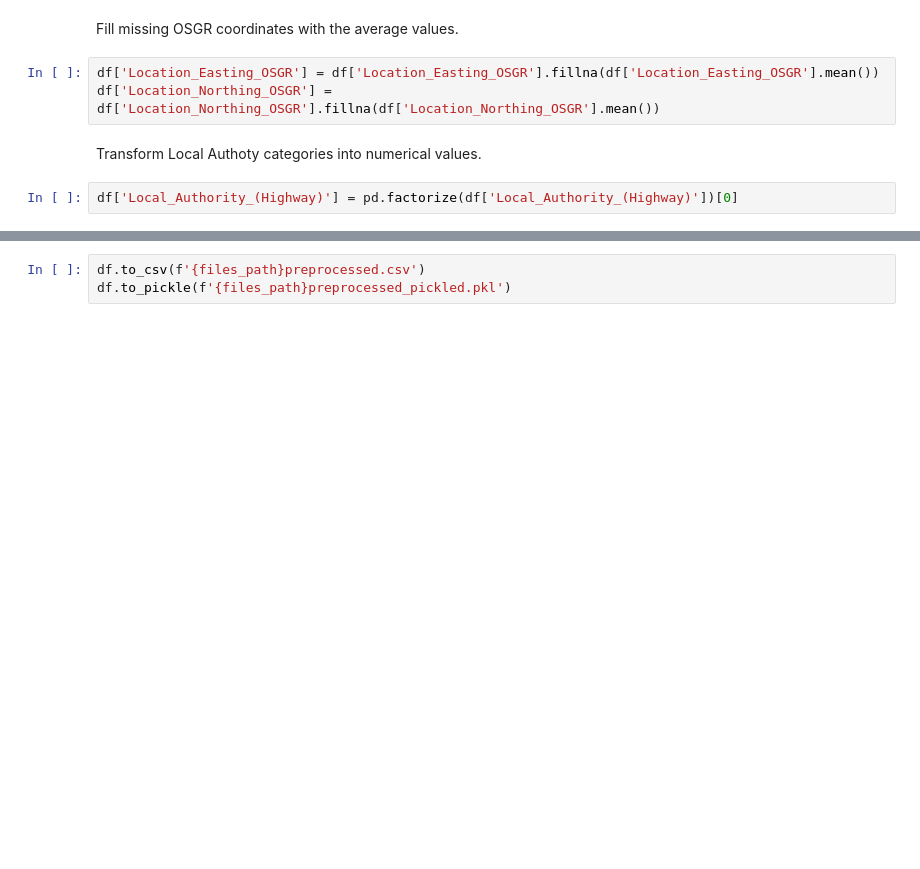
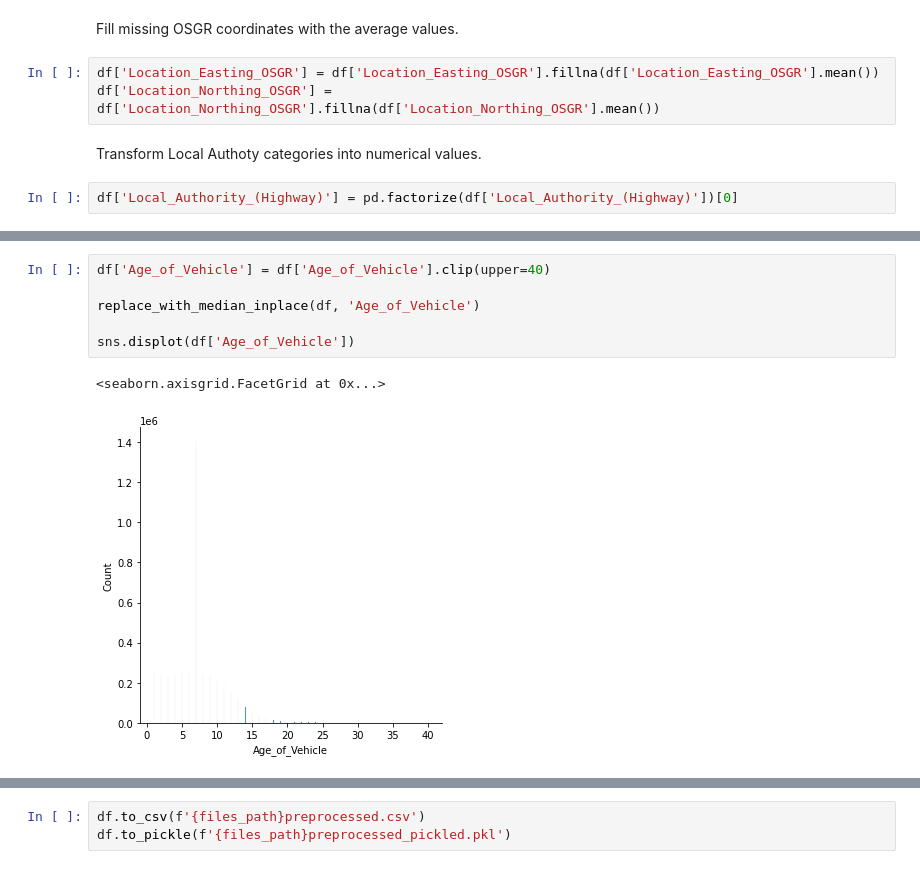
Before and after one commit to alejack9/Accident-Severity-Prediction-Map-Reduce, a Jupyter notebook: external/preprocessing.ipynb, the cells around one changed output, grey strips where cells are left out. Cells and saved outputs as stored; diff of their text form; blank space fills up the shorter version.

```diff
--- a/external/preprocessing.ipynb
+++ b/external/preprocessing.ipynb
@@ -104,0 +146,9 @@ df['Local_Authority_(Highway)'] = pd.factorize(df['Local_Authority_(Highway)'])[
+# %%
+df['Age_of_Vehicle'] = df['Age_of_Vehicle'].clip(upper=40)
+
+replace_with_median_inplace(df, 'Age_of_Vehicle')
+
+sns.displot(df['Age_of_Vehicle'])
+# %% [output]
+<seaborn.axisgrid.FacetGrid at 0x...>
+[figure, added]
```
Also changed, not shown: parts of 28 cells of this notebook.
